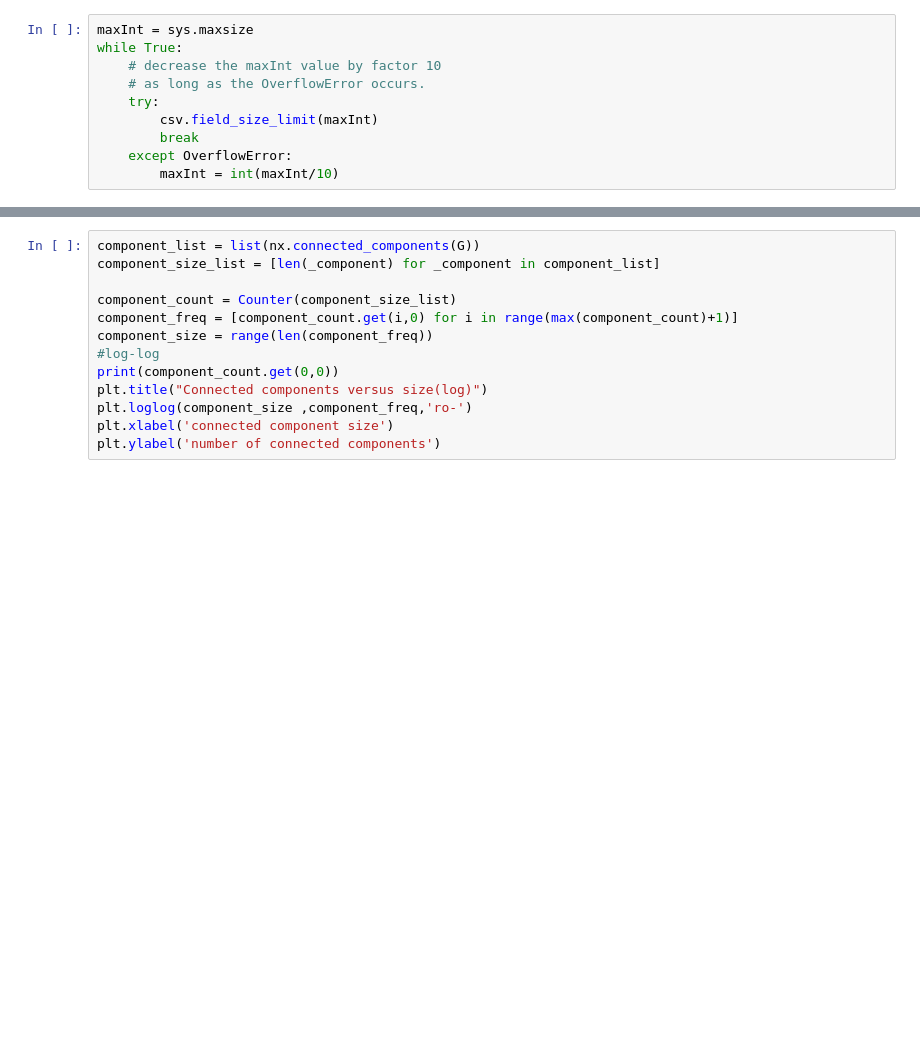
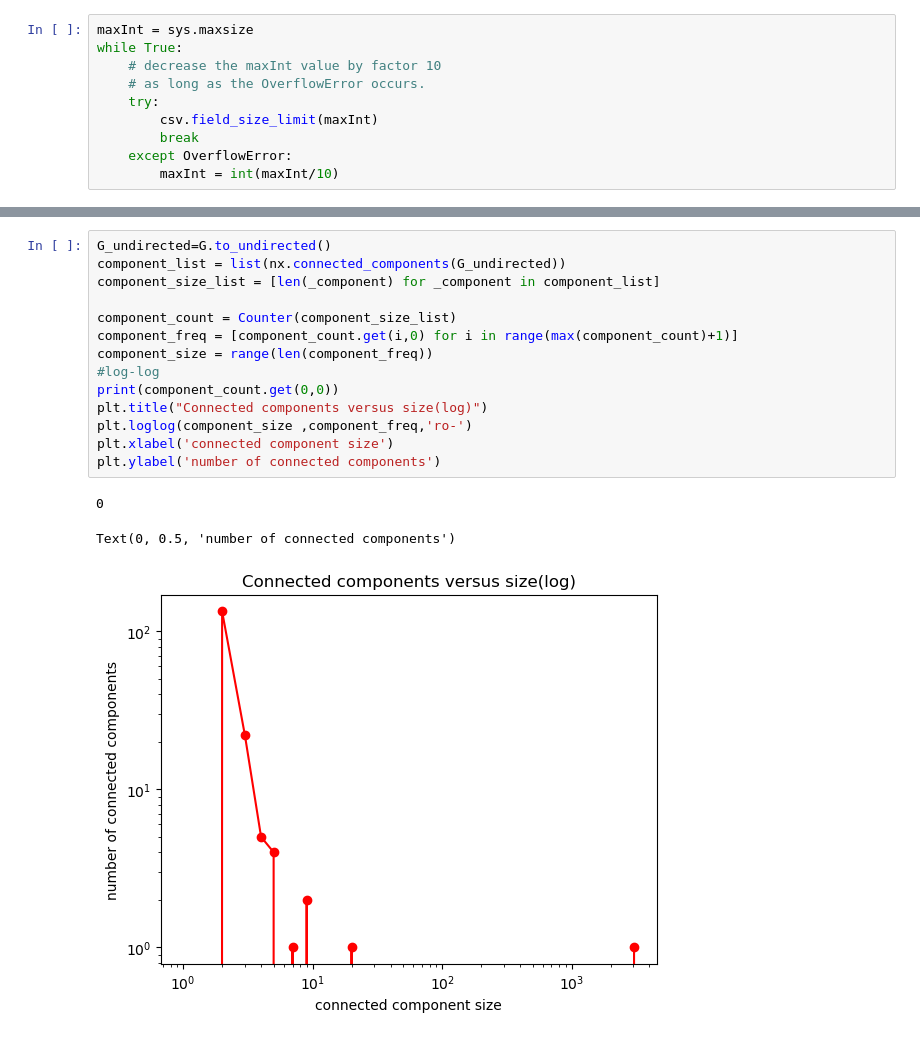
Before and after one commit to Elroy-W/MSBD5008, a Jupyter notebook: project.ipynb, the cells around one changed output, grey strips where cells are left out. Saved outputs shown, nothing was run; the diff lists cells and outputs as text; blank space fills up the shorter version.

```diff
--- a/project.ipynb
+++ b/project.ipynb
@@ -152,16 +183,21 @@ plt.ylabel('Ck (Clustering coefficient)')
 # %%
-component_list = list(nx.connected_components(G))
+G_undirected=G.to_undirected()
+component_list = list(nx.connected_components(G_undirected))
 component_size_list = [len(_component) for _component in component_list]
 
 component_count = Counter(component_size_list)
 component_freq = [component_count.get(i,0) for i in range(max(component_count)+1)]
 component_size = range(len(component_freq))
 #log-log
 print(component_count.get(0,0))
 plt.title("Connected components versus size(log)")
 plt.loglog(component_size ,component_freq,'ro-')
 plt.xlabel('connected component size')
 plt.ylabel('number of connected components')
+# %% [output]
+0
+Text(0, 0.5, 'number of connected components')
+[figure, added]
 # %%
 out_degree_centrality = nx.out_degree_centrality(G)
 in_degree_centrality = nx.in_degree_centrality(G)
```
Also changed, not shown: parts of 13 cells of this notebook, 1 other file.
